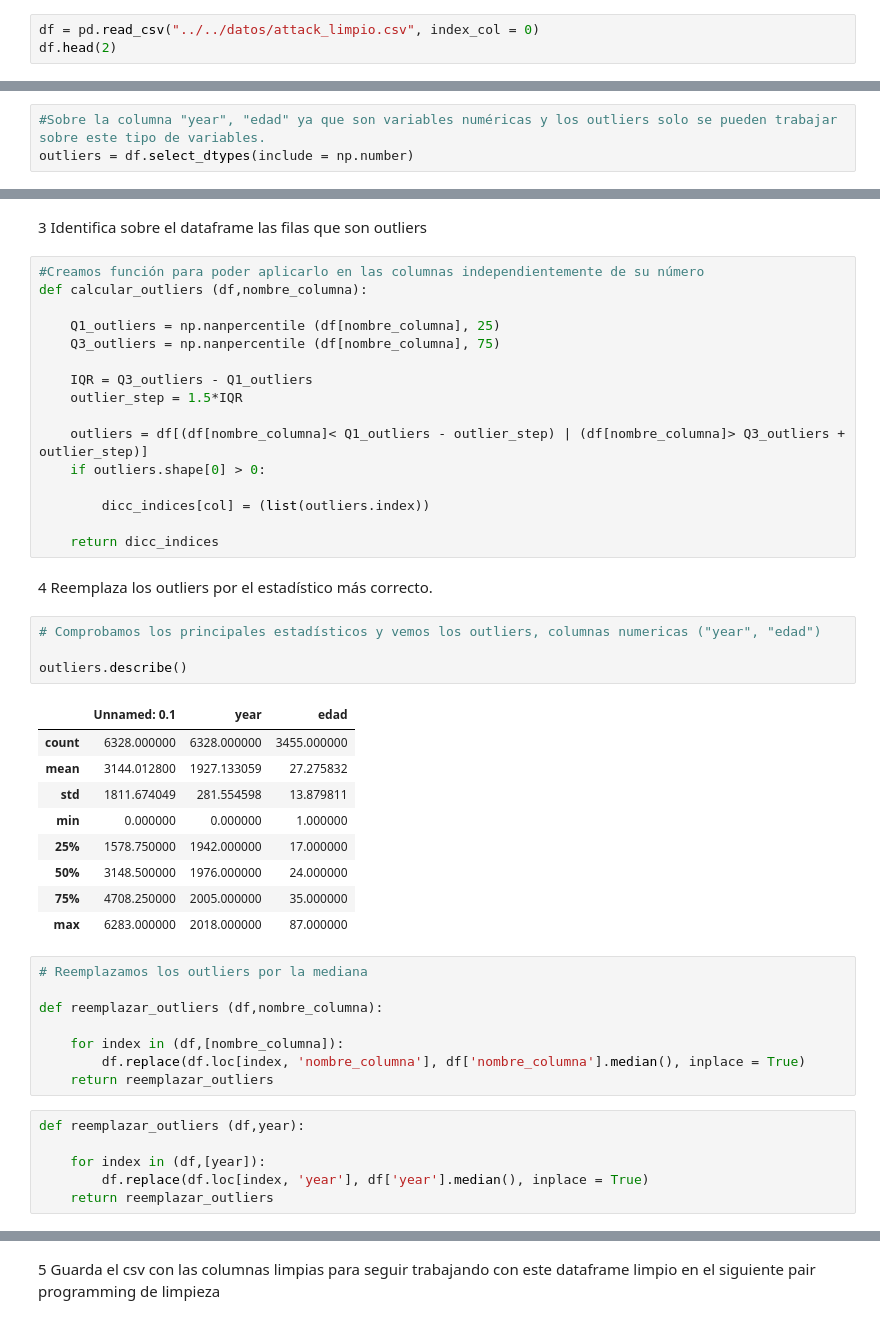
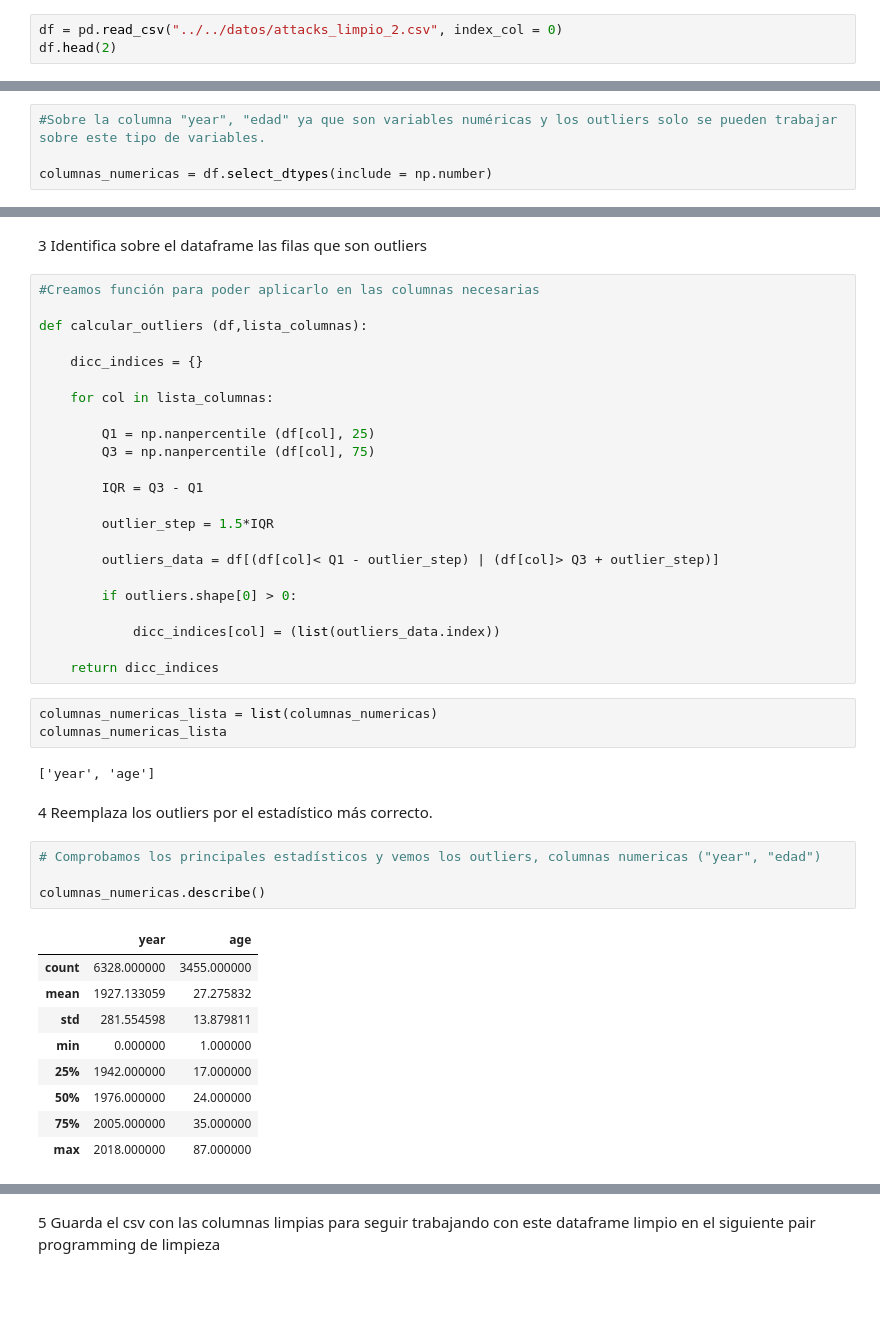
Before and after one commit to Adalab/DA-promo-b-modulo-2-sprint-2-Natalia-Ana, a Jupyter notebook: Limpieza/pair-programming-3-limpieza-III/pair-programming-limpieza-III.ipynb, the cells around one changed output, grey strips where cells are left out. Drawn from its saved outputs; the diff is of its cells as text; blank space fills up the shorter version.

```diff
--- a/Limpieza/pair-programming-3-limpieza-III/pair-programming-limpieza-III.ipynb
+++ b/Limpieza/pair-programming-3-limpieza-III/pair-programming-limpieza-III.ipynb
@@ -31,6 +19,6 @@ from scipy import stats
 # %%
 pd.options.display.max_columns = None
 # %%
-df = pd.read_csv("../../datos/attack_limpio.csv", index_col = 0)
+df = pd.read_csv("../../datos/attacks_limpio_2.csv", index_col = 0)
 df.head(2)
 # %% [output]
@@ -41,5 +33,6 @@ df.head(2)
 1 ¿Sobre qué columnas podremos eliminar o reemplazar los outliers?
 # %%
 #Sobre la columna "year", "edad" ya que son variables numéricas y los outliers solo se pueden trabajar sobre este tipo de variables.
-outliers = df.select_dtypes(include = np.number)
+
+columnas_numericas = df.select_dtypes(include = np.number)
 # %%
@@ -70,48 +72,46 @@ plt.show()
 # %% [markdown]
 3 Identifica sobre el dataframe las filas que son outliers
 # %%
-#Creamos función para poder aplicarlo en las columnas independientemente de su número
-def calcular_outliers (df,nombre_columna):
+#Creamos función para poder aplicarlo en las columnas necesarias
 
-    Q1_outliers = np.nanpercentile (df[nombre_columna], 25)
-    Q3_outliers = np.nanpercentile (df[nombre_columna], 75)
+def calcular_outliers (df,lista_columnas):
 
-    IQR = Q3_outliers - Q1_outliers
-    outlier_step = 1.5*IQR
+    dicc_indices = {}
 
-    outliers = df[(df[nombre_columna]< Q1_outliers - outlier_step) | (df[nombre_columna]> Q3_outliers + outlier_step)]
-    if outliers.shape[0] > 0:
+    for col in lista_columnas:
 
-        dicc_indices[col] = (list(outliers.index))
+        Q1 = np.nanpercentile (df[col], 25)
+        Q3 = np.nanpercentile (df[col], 75)
+
+        IQR = Q3 - Q1
+
+        outlier_step = 1.5*IQR
+
+        outliers_data = df[(df[col]< Q1 - outlier_step) | (df[col]> Q3 + outlier_step)]
+
+        if outliers.shape[0] > 0:
+
+            dicc_indices[col] = (list(outliers_data.index))
 
     return dicc_indices
+# %%
+columnas_numericas_lista = list(columnas_numericas)
+columnas_numericas_lista
+# %% [output]
+['year', 'age']
 # %% [markdown]
 4 Reemplaza los outliers por el estadístico más correcto.
 # %%
 # Comprobamos los principales estadísticos y vemos los outliers, columnas numericas ("year", "edad")
 
-outliers.describe()
+columnas_numericas.describe()
 # %% [output]
-|  | Unnamed: 0.1 | year | edad |
-| count | 6328.000000 | 6328.000000 | 3455.000000 |
-| mean | 3144.012800 | 1927.133059 | 27.275832 |
-| std | 1811.674049 | 281.554598 | 13.879811 |
-| min | 0.000000 | 0.000000 | 1.000000 |
-| 25% | 1578.750000 | 1942.000000 | 17.000000 |
-| 50% | 3148.500000 | 1976.000000 | 24.000000 |
-| 75% | 4708.250000 | 2005.000000 | 35.000000 |
-| max | 6283.000000 | 2018.000000 | 87.000000 |
+|  | year | age |
+| count | 6328.000000 | 3455.000000 |
+| mean | 1927.133059 | 27.275832 |
+| std | 281.554598 | 13.879811 |
+| min | 0.000000 | 1.000000 |
+| 25% | 1942.000000 | 17.000000 |
+| 50% | 1976.000000 | 24.000000 |
+| 75% | 2005.000000 | 35.000000 |
+| max | 2018.000000 | 87.000000 |
-# %%
-# Reemplazamos los outliers por la mediana
-
-def reemplazar_outliers (df,nombre_columna):
-
-    for index in (df,[nombre_columna]):
-        df.replace(df.loc[index, 'nombre_columna'], df['nombre_columna'].median(), inplace = True)
-    return reemplazar_outliers
-# %%
-def reemplazar_outliers (df,year):
-
-    for index in (df,[year]):
-        df.replace(df.loc[index, 'year'], df['year'].median(), inplace = True)
-    return reemplazar_outliers
```
Also changed, not shown: parts of 23 cells of this notebook, 30 other files.
